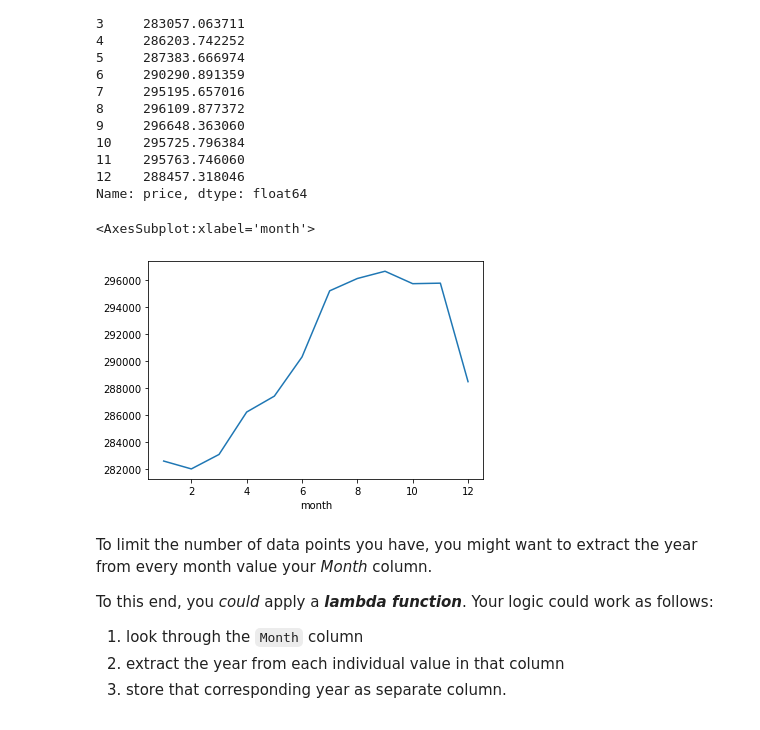
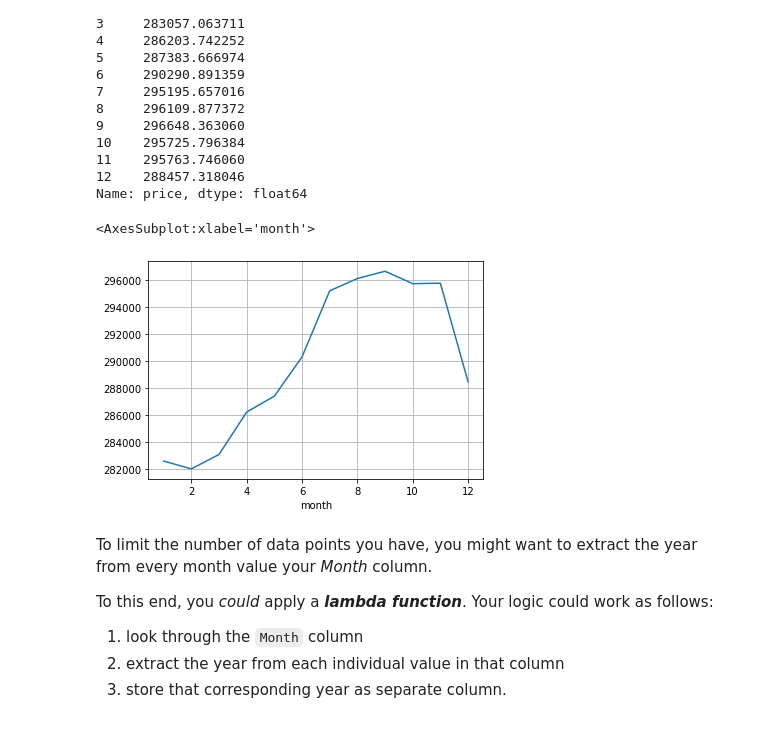
Before and after one commit to NadiiaP/Springboard, a Jupyter notebook: Unit 4 Challenge - Tier 3 Nadiia Poliakovska.ipynb, the cells around one changed output. Drawn from its saved outputs; the diff is of its cells as text; code cells hidden in the pictures.

```diff
--- a/Unit 4 Challenge - Tier 3 Nadiia Poliakovska.ipynb
+++ b/Unit 4 Challenge - Tier 3 Nadiia Poliakovska.ipynb
@@ -312,10 +312,10 @@ month
 12    288457.318046
 Name: price, dtype: float64
 # %%
-df_group.plot()
+df_group.plot(grid = True)
 # %% [output]
 <AxesSubplot:xlabel='month'>
-[figure, old version]
+[figure, new version]
 # %% [markdown]
 To limit the number of data points you have, you might want to extract the year from every month value your *Month* column.
 
```
Also changed, not shown: parts of 8 cells of this notebook.
